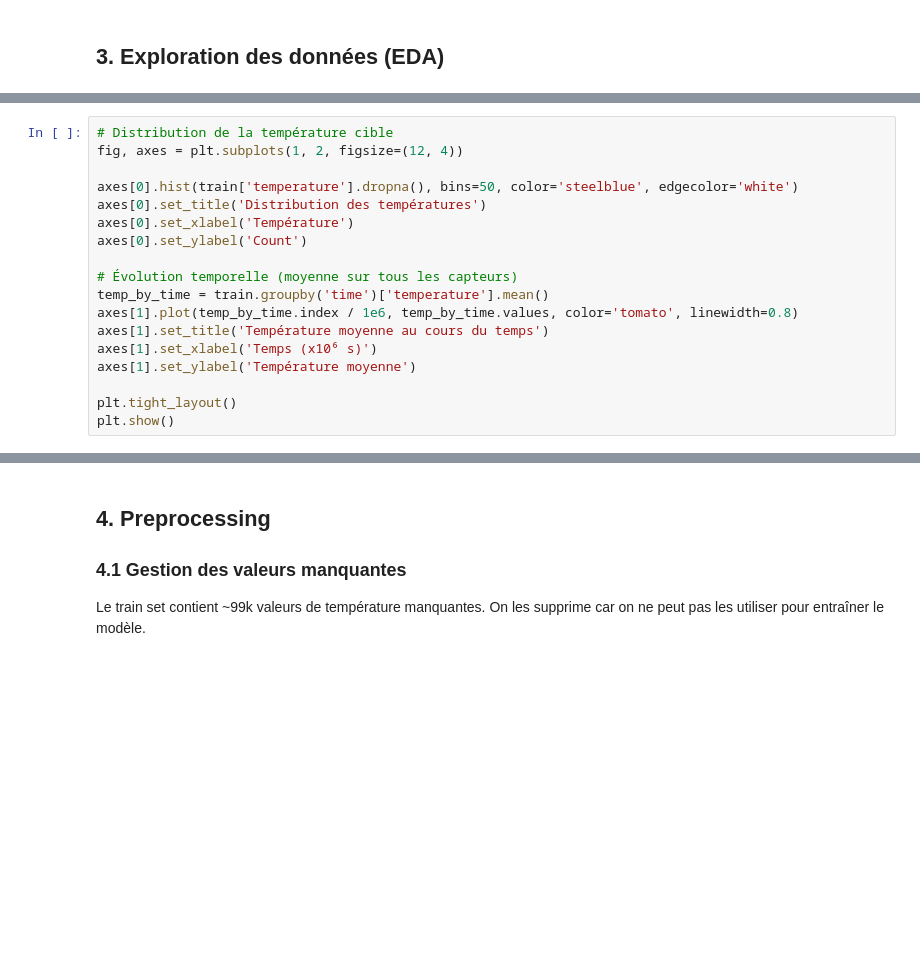
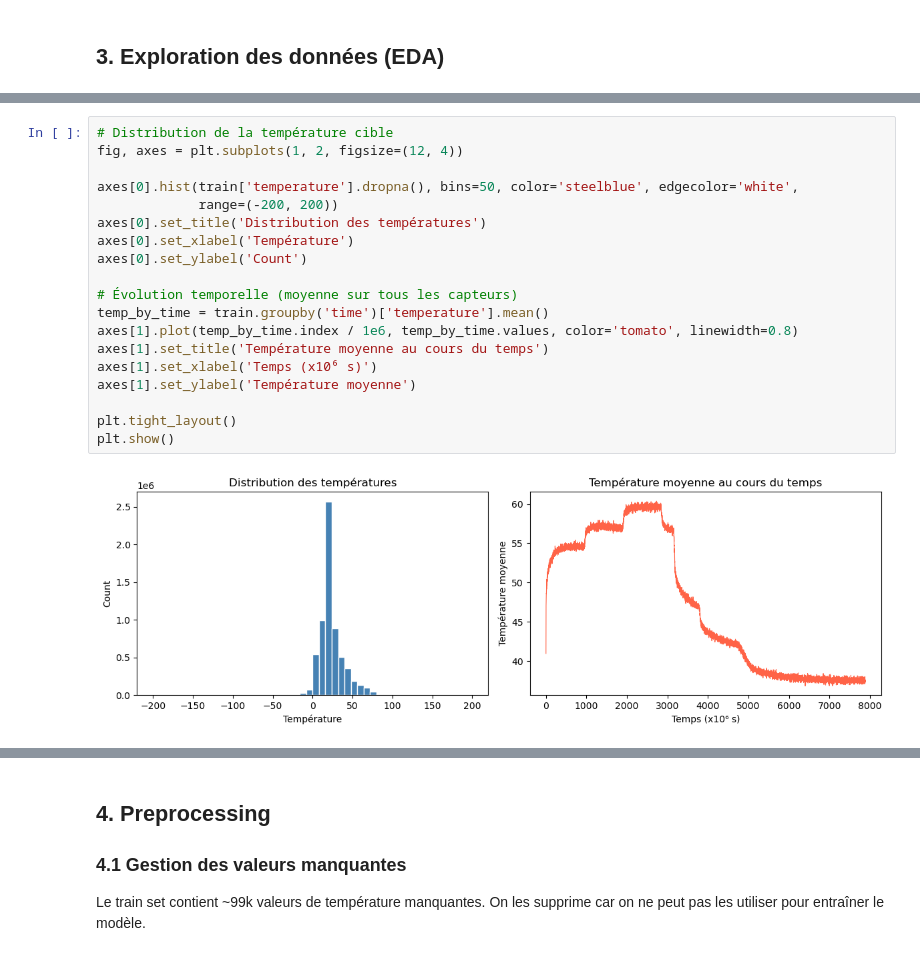
Before and after one commit to NourNaja-leb/IntroML-2026, a Jupyter notebook: ml_project/train.ipynb, the cells around one changed output, grey strips where cells are left out. Cells and saved outputs as stored; diff of their text form; blank space fills up the shorter version.

```diff
--- a/ml_project/train.ipynb
+++ b/ml_project/train.ipynb
@@ -49,21 +101,24 @@ print(train.isnull().sum())
 # %%
 # Distribution de la température cible
 fig, axes = plt.subplots(1, 2, figsize=(12, 4))
 
-axes[0].hist(train['temperature'].dropna(), bins=50, color='steelblue', edgecolor='white')
+axes[0].hist(train['temperature'].dropna(), bins=50, color='steelblue', edgecolor='white',
+             range=(-200, 200))
 axes[0].set_title('Distribution des températures')
 axes[0].set_xlabel('Température')
 axes[0].set_ylabel('Count')
 
 # Évolution temporelle (moyenne sur tous les capteurs)
 temp_by_time = train.groupby('time')['temperature'].mean()
 axes[1].plot(temp_by_time.index / 1e6, temp_by_time.values, color='tomato', linewidth=0.8)
 axes[1].set_title('Température moyenne au cours du temps')
 axes[1].set_xlabel('Temps (x10⁶ s)')
 axes[1].set_ylabel('Température moyenne')
 
 plt.tight_layout()
 plt.show()
+# %% [output]
+[figure, added]
 # %%
 # Positions des capteurs dans l'espace
 fig = plt.figure(figsize=(8, 6))
```
Also changed, not shown: parts of 38 cells of this notebook, 5 other files.
